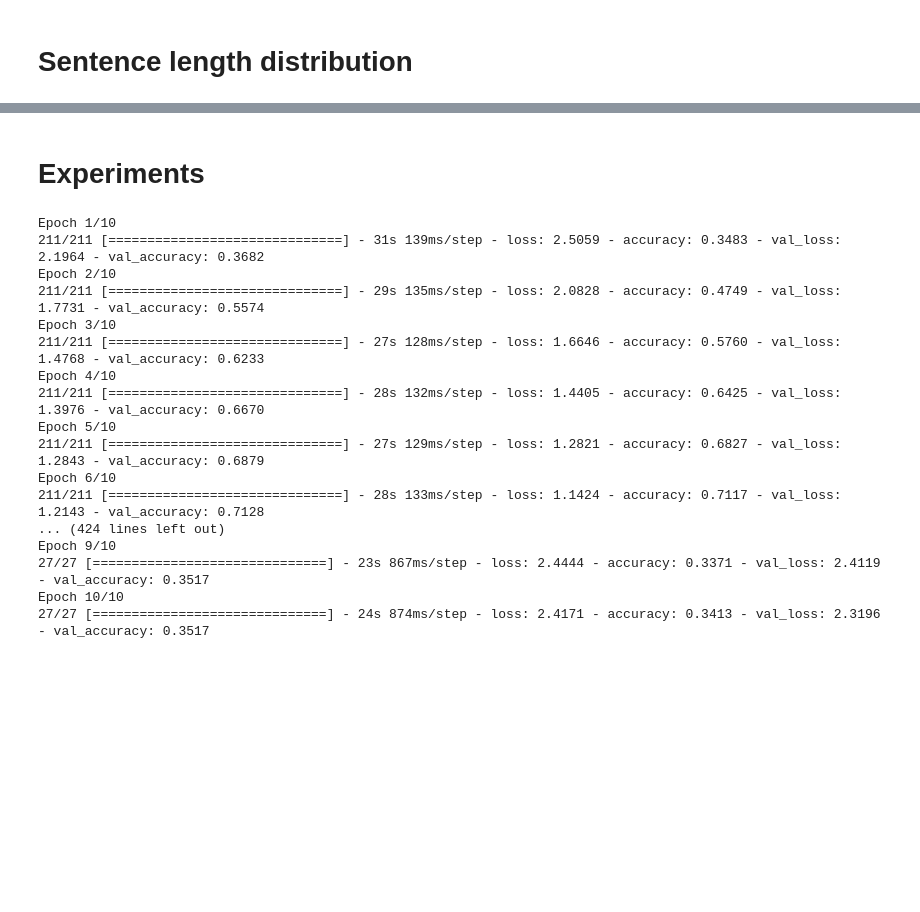
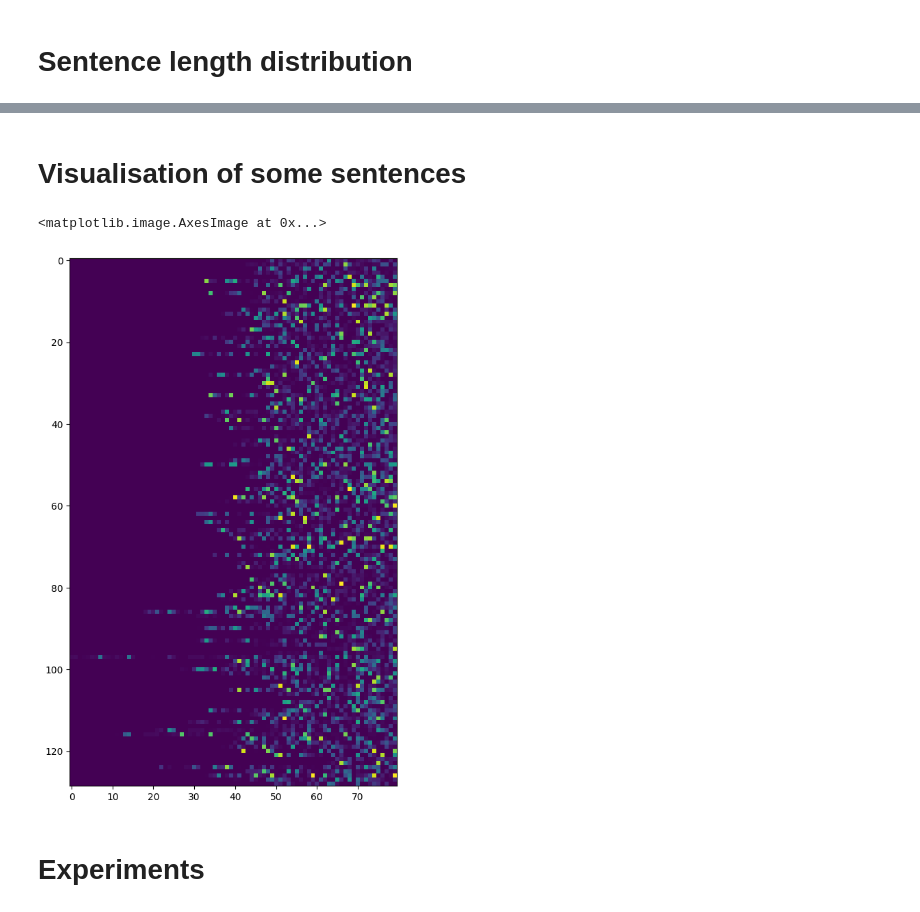
Before and after one commit to MattS0000/BinaryLSTM_2023L, a Jupyter notebook: Experiments.ipynb, the cells around one changed output, grey strips where cells are left out. Cells and saved outputs as stored; diff of their text form; code cells hidden in the pictures; blank space fills up the shorter version.

```diff
--- a/Experiments.ipynb
+++ b/Experiments.ipynb
@@ -33,3 +59,12 @@ y_val = to_categorical(y_val)
+# %% [markdown]
+# Visualisation of some sentences
+# %%
+plt.figure(figsize=(10,10))
+i=35
+plt.imshow(X_train[129*i:129*(i+1)])
+# %% [output]
+<matplotlib.image.AxesImage at 0x...>
+[figure, added]
 # %% [markdown]
 # Experiments
 # %%
@@ -100,24 +134,6 @@ def plot_cm(models):
         plt.show()
 # %%
-models = experiment((X_train,y_train),(X_val,y_val),epochs=10, max_len = 200, vocabulary_size = 10000)
+models = experiment((X_train,y_train),(X_val,y_val),epochs=10)
-# %% [output]
-Epoch 1/10
-211/211 [==============================] - 31s 139ms/step - loss: 2.5059 - accuracy: 0.3483 - val_loss: 2.1964 - val_accuracy: 0.3682
-Epoch 2/10
-211/211 [==============================] - 29s 135ms/step - loss: 2.0828 - accuracy: 0.4749 - val_loss: 1.7731 - val_accuracy: 0.5574
-Epoch 3/10
-211/211 [==============================] - 27s 128ms/step - loss: 1.6646 - accuracy: 0.5760 - val_loss: 1.4768 - val_accuracy: 0.6233
-Epoch 4/10
-211/211 [==============================] - 28s 132ms/step - loss: 1.4405 - accuracy: 0.6425 - val_loss: 1.3976 - val_accuracy: 0.6670
-Epoch 5/10
-211/211 [==============================] - 27s 129ms/step - loss: 1.2821 - accuracy: 0.6827 - val_loss: 1.2843 - val_accuracy: 0.6879
-Epoch 6/10
-211/211 [==============================] - 28s 133ms/step - loss: 1.1424 - accuracy: 0.7117 - val_loss: 1.2143 - val_accuracy: 0.7128
-... (424 lines left out)
-Epoch 9/10
-27/27 [==============================] - 23s 867ms/step - loss: 2.4444 - accuracy: 0.3371 - val_loss: 2.4119 - val_accuracy: 0.3517
-Epoch 10/10
-27/27 [==============================] - 24s 874ms/step - loss: 2.4171 - accuracy: 0.3413 - val_loss: 2.3196 - val_accuracy: 0.3517
 # %%
 plot_diffrent_sizes(models)
 # %% [output]
```
Also changed, not shown: parts of 13 cells of this notebook, 4 other files.
